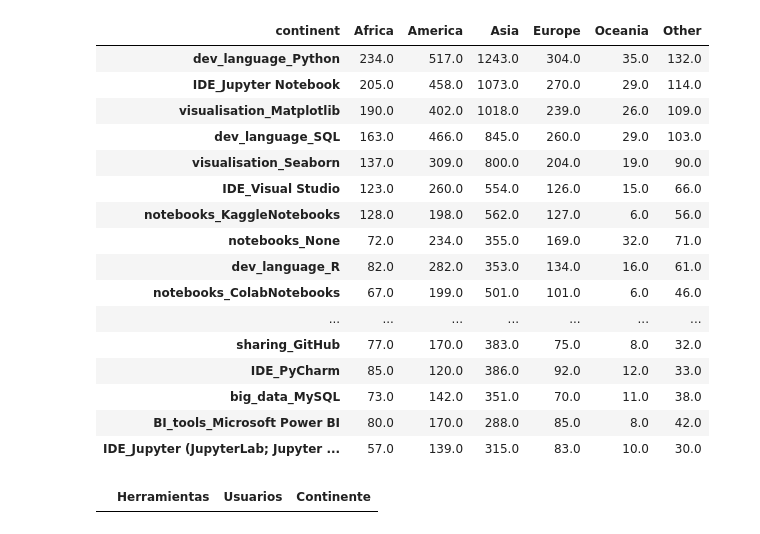
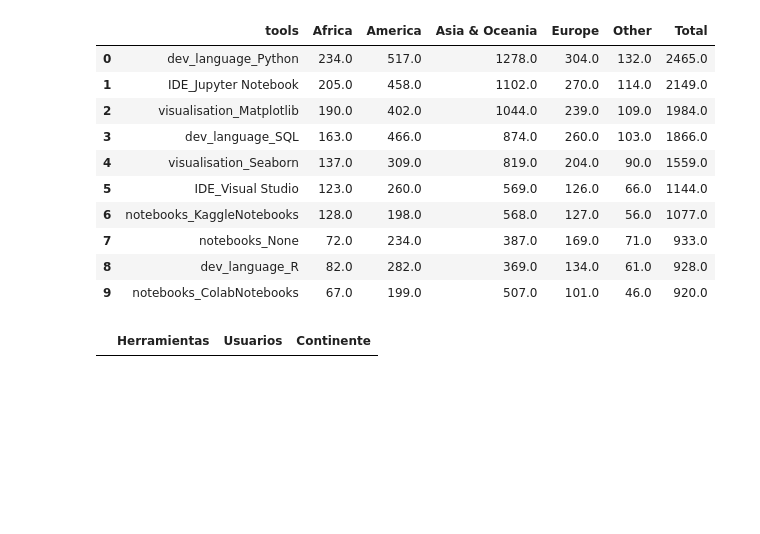
Before and after one commit to Adalab/project-da-promo-d-module-2-team-2-, a Jupyter notebook: notebooks/visualizacion.ipynb, the cells around one changed output. Saved outputs shown, nothing was run; the diff lists cells and outputs as text; code cells hidden in the pictures; blank space fills up the shorter version.

```diff
--- a/notebooks/visualizacion.ipynb
+++ b/notebooks/visualizacion.ipynb
@@ -476,2 +141,0 @@ categorias = ['Sin experiencia', 'Junior', 'Senior']
-# %%
-df['experiencia programacion'] = np.select(condiciones, categorias)
@@ -680,0 +222,18 @@ plt.show()
+# %%
+# guardamos una lista de las primeras 15 herramientas
+
+top_15 = ['dev_language_Python',
+        'IDE_Jupyter Notebook',
+        'visualisation_Matplotlib',
+        'dev_language_SQL',
+        'visualisation_Seaborn',
+        'IDE_Visual Studio',
+        'notebooks_KaggleNotebooks',
+        'notebooks_None',
+        'dev_language_R',
+        'notebooks_ColabNotebooks',
+        'IDE_Visual Studio Code (VSCode)',
+        'visualisation_Ggplot / ggplot2',
+        'IDE_RStudio',
+        'visualisation_Plotly / Plotly Express',
+        'BI_tools_Tableau']
@@ -693,28 +530,22 @@ df_continentes
 | Other | 56.0 | 46.0 | 8.0 | 1.0 | ... |
 # %%
-df_sum_continentes = df_continentes.filter(list_sum).T
-df_sum_continentes['total'] = df_sum_continentes['Africa'] + df_sum_continentes['America'] + df_sum_continentes['Asia'] + df_sum_continentes['Europe'] + df_sum_continentes['Oceania'] + df_sum_continentes['Other']
+df_sum_continentes = df_continentes.filter(top_15).T
+df_sum_continentes['total'] = df_sum_continentes['Africa'] + df_sum_continentes['America'] + df_sum_continentes['Asia & Oceania'] + df_sum_continentes['Europe'] + df_sum_continentes['Other']
 df_sum_continentes = df_sum_continentes.head(10).reset_index()
-df_sum_continentes.columns = ['tools', 'Africa', 'America', 'Asia', 'Europe', 'Oceania', 'Other']
+df_sum_continentes.columns = ['tools', 'Africa', 'America', 'Asia & Oceania', 'Europe', 'Other', 'Total']
 df_sum_continentes
 # %% [output]
-| continent | Africa | America | Asia | Europe | Oceania | Other |
-| dev_language_Python | 234.0 | 517.0 | 1243.0 | 304.0 | 35.0 | 132.0 |
-| IDE_Jupyter Notebook | 205.0 | 458.0 | 1073.0 | 270.0 | 29.0 | 114.0 |
-| visualisation_Matplotlib | 190.0 | 402.0 | 1018.0 | 239.0 | 26.0 | 109.0 |
-| dev_language_SQL | 163.0 | 466.0 | 845.0 | 260.0 | 29.0 | 103.0 |
-| visualisation_Seaborn | 137.0 | 309.0 | 800.0 | 204.0 | 19.0 | 90.0 |
-| IDE_Visual Studio | 123.0 | 260.0 | 554.0 | 126.0 | 15.0 | 66.0 |
-| notebooks_KaggleNotebooks | 128.0 | 198.0 | 562.0 | 127.0 | 6.0 | 56.0 |
-| notebooks_None | 72.0 | 234.0 | 355.0 | 169.0 | 32.0 | 71.0 |
-| dev_language_R | 82.0 | 282.0 | 353.0 | 134.0 | 16.0 | 61.0 |
-| notebooks_ColabNotebooks | 67.0 | 199.0 | 501.0 | 101.0 | 6.0 | 46.0 |
-| ... | ... | ... | ... | ... | ... | ... |
-| sharing_GitHub | 77.0 | 170.0 | 383.0 | 75.0 | 8.0 | 32.0 |
-| IDE_PyCharm | 85.0 | 120.0 | 386.0 | 92.0 | 12.0 | 33.0 |
-| big_data_MySQL | 73.0 | 142.0 | 351.0 | 70.0 | 11.0 | 38.0 |
-| BI_tools_Microsoft Power BI | 80.0 | 170.0 | 288.0 | 85.0 | 8.0 | 42.0 |
-| IDE_Jupyter (JupyterLab; Jupyter ... | 57.0 | 139.0 | 315.0 | 83.0 | 10.0 | 30.0 |
+|  | tools | Africa | America | Asia & Oceania | Europe | Other | Total |
+| 0 | dev_language_Python | 234.0 | 517.0 | 1278.0 | 304.0 | 132.0 | 2465.0 |
+| 1 | IDE_Jupyter Notebook | 205.0 | 458.0 | 1102.0 | 270.0 | 114.0 | 2149.0 |
+| 2 | visualisation_Matplotlib | 190.0 | 402.0 | 1044.0 | 239.0 | 109.0 | 1984.0 |
+| 3 | dev_language_SQL | 163.0 | 466.0 | 874.0 | 260.0 | 103.0 | 1866.0 |
+| 4 | visualisation_Seaborn | 137.0 | 309.0 | 819.0 | 204.0 | 90.0 | 1559.0 |
+| 5 | IDE_Visual Studio | 123.0 | 260.0 | 569.0 | 126.0 | 66.0 | 1144.0 |
+| 6 | notebooks_KaggleNotebooks | 128.0 | 198.0 | 568.0 | 127.0 | 56.0 | 1077.0 |
+| 7 | notebooks_None | 72.0 | 234.0 | 387.0 | 169.0 | 71.0 | 933.0 |
+| 8 | dev_language_R | 82.0 | 282.0 | 369.0 | 134.0 | 61.0 | 928.0 |
+| 9 | notebooks_ColabNotebooks | 67.0 | 199.0 | 507.0 | 101.0 | 46.0 | 920.0 |
 # %%
 dataframe = pd.DataFrame(columns=['Herramientas', 'Usuarios', 'Continente'])
 dataframe
```
Also changed, not shown: parts of 95 cells of this notebook, 9 other files.
